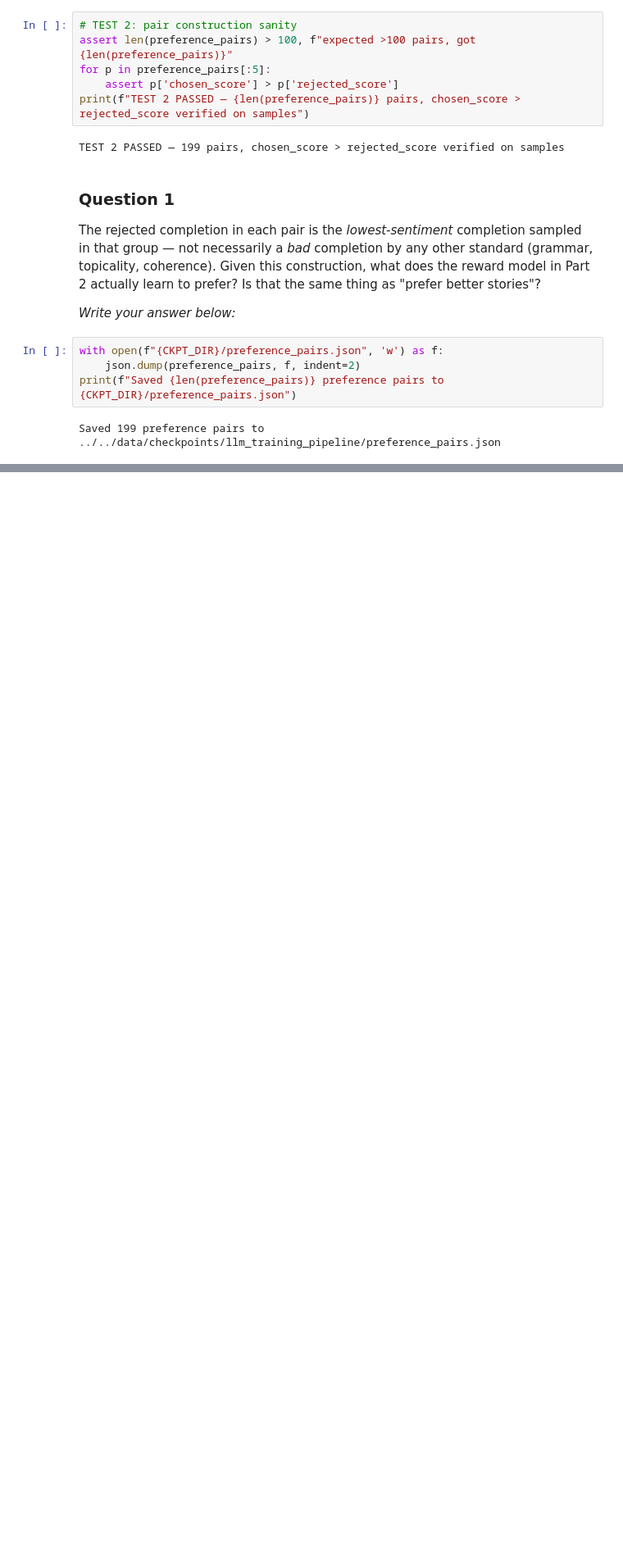
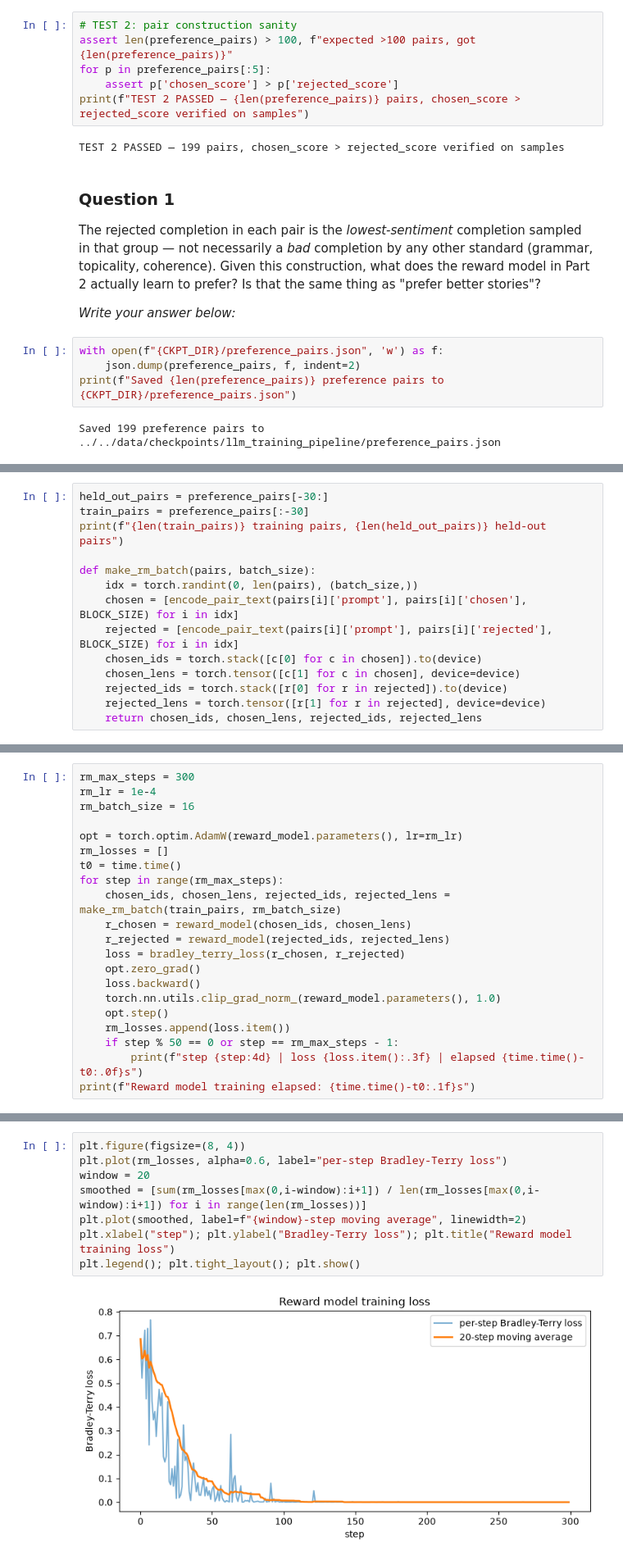
Before and after one commit to abhisheksara/llm-systems-lab, a Jupyter notebook: notebooks/llm_training_pipeline/03_reward_model_and_ppo.ipynb, the cells around one changed output, grey strips where cells are left out. Shown at 82% size. Cells and saved outputs as stored; diff of their text form; blank space fills up the shorter version.

Commit message:
feat: llm_training_pipeline notebook 3 part 2 — reward model

```diff
--- a/notebooks/llm_training_pipeline/03_reward_model_and_ppo.ipynb
+++ b/notebooks/llm_training_pipeline/03_reward_model_and_ppo.ipynb
@@ -148,0 +267,14 @@ Saved 199 preference pairs to ../../data/checkpoints/llm_training_pipeline/prefe
+# %%
+held_out_pairs = preference_pairs[-30:]
+train_pairs = preference_pairs[:-30]
+print(f"{len(train_pairs)} training pairs, {len(held_out_pairs)} held-out pairs")
+
+def make_rm_batch(pairs, batch_size):
+    idx = torch.randint(0, len(pairs), (batch_size,))
+    chosen = [encode_pair_text(pairs[i]['prompt'], pairs[i]['chosen'], BLOCK_SIZE) for i in idx]
+    rejected = [encode_pair_text(pairs[i]['prompt'], pairs[i]['rejected'], BLOCK_SIZE) for i in idx]
+    chosen_ids = torch.stack([c[0] for c in chosen]).to(device)
+    chosen_lens = torch.tensor([c[1] for c in chosen], device=device)
+    rejected_ids = torch.stack([r[0] for r in rejected]).to(device)
+    rejected_lens = torch.tensor([r[1] for r in rejected], device=device)
+    return chosen_ids, chosen_lens, rejected_ids, rejected_lens
@@ -148,0 +283,21 @@ Saved 199 preference pairs to ../../data/checkpoints/llm_training_pipeline/prefe
+# %%
+rm_max_steps = 300
+rm_lr = 1e-4
+rm_batch_size = 16
+
+opt = torch.optim.AdamW(reward_model.parameters(), lr=rm_lr)
+rm_losses = []
+t0 = time.time()
+for step in range(rm_max_steps):
+    chosen_ids, chosen_lens, rejected_ids, rejected_lens = make_rm_batch(train_pairs, rm_batch_size)
+    r_chosen = reward_model(chosen_ids, chosen_lens)
+    r_rejected = reward_model(rejected_ids, rejected_lens)
+    loss = bradley_terry_loss(r_chosen, r_rejected)
+    opt.zero_grad()
+    loss.backward()
+    torch.nn.utils.clip_grad_norm_(reward_model.parameters(), 1.0)
+    opt.step()
+    rm_losses.append(loss.item())
+    if step % 50 == 0 or step == rm_max_steps - 1:
+        print(f"step {step:4d} | loss {loss.item():.3f} | elapsed {time.time()-t0:.0f}s")
+print(f"Reward model training elapsed: {time.time()-t0:.1f}s")
@@ -148,0 +313,10 @@ Saved 199 preference pairs to ../../data/checkpoints/llm_training_pipeline/prefe
+# %%
+plt.figure(figsize=(8, 4))
+plt.plot(rm_losses, alpha=0.6, label="per-step Bradley-Terry loss")
+window = 20
+smoothed = [sum(rm_losses[max(0,i-window):i+1]) / len(rm_losses[max(0,i-window):i+1]) for i in range(len(rm_losses))]
+plt.plot(smoothed, label=f"{window}-step moving average", linewidth=2)
+plt.xlabel("step"); plt.ylabel("Bradley-Terry loss"); plt.title("Reward model training loss")
+plt.legend(); plt.tight_layout(); plt.show()
+# %% [output]
+[figure, added]
```
Also changed, not shown: parts of 8 cells of this notebook, 1 other file.
